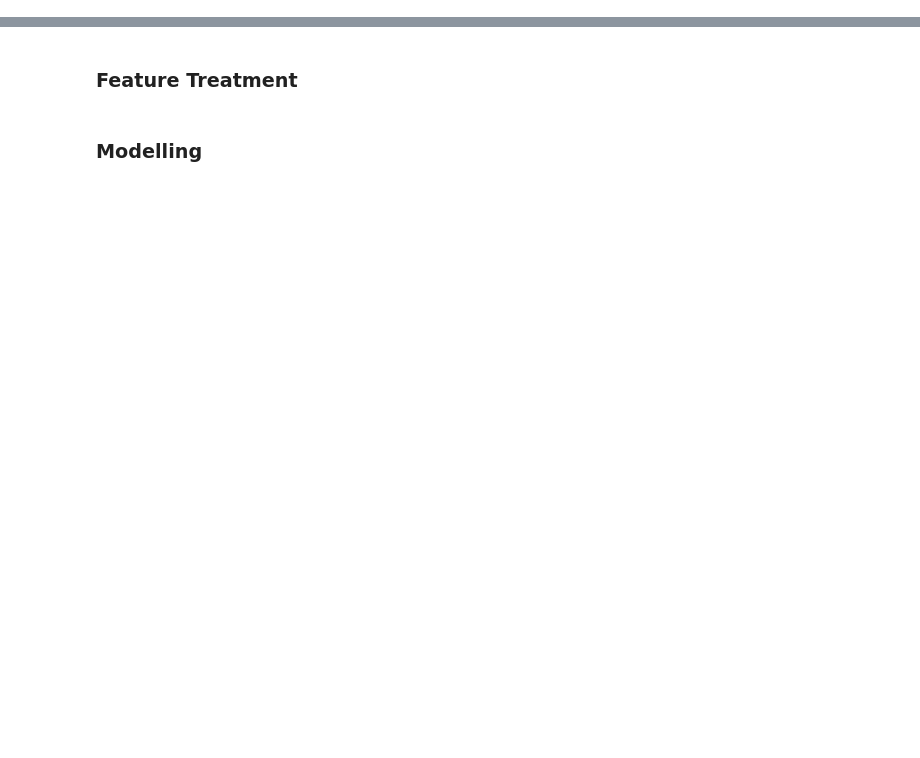
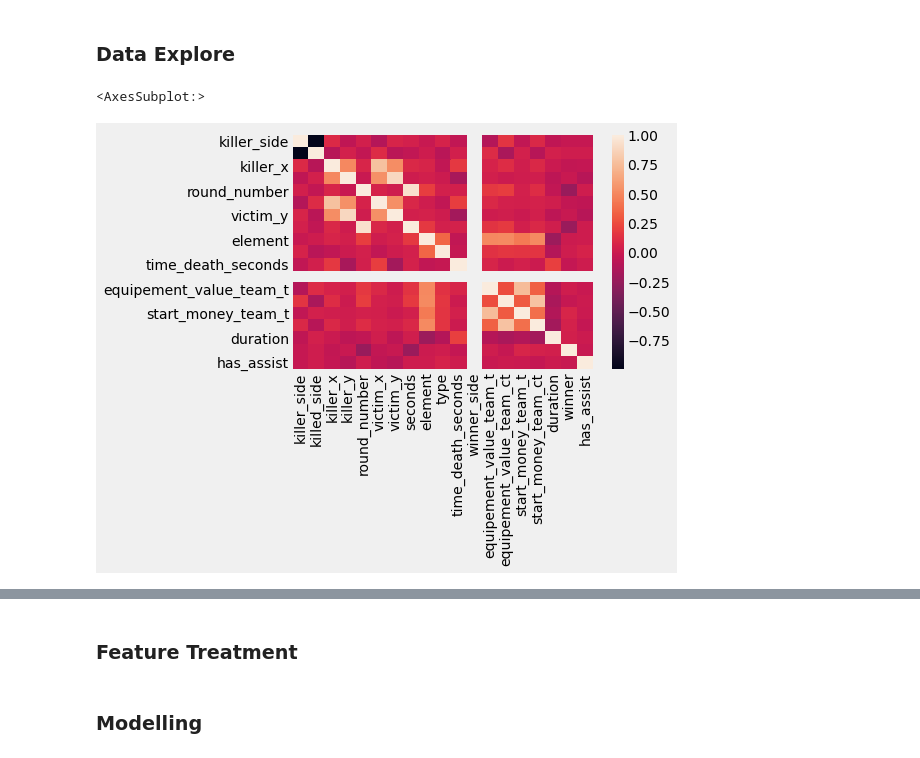
Before and after one commit to JohnGarrido/csgo_advanced_analytics, a Jupyter notebook: rounds_analysis.ipynb, the cells around one changed output, grey strips where cells are left out. Saved outputs shown, nothing was run; the diff lists cells and outputs as text; code cells hidden in the pictures; blank space fills up the shorter version.

```diff
--- a/rounds_analysis.ipynb
+++ b/rounds_analysis.ipynb
@@ -1,9 +1,18 @@
 # %%
 import os
+
 import pandas as pd
 import pyarrow.parquet as pq
+
 import numpy as np
+
 import matplotlib.pyplot as plt
+import seaborn as sns
+import networkx as nx
+
+plt.style.use('fivethirtyeight')
+plt_kwargs = {'figsize': (10, 4)}
+#palette = sns.color_palette(['#088da5'])
 # %%
 roundsPath = "data/matches/silver/rounds"
 killsPath = "data/matches/silver/kills"
@@ -98,14 +108,13 @@ df['killed_team'] = df['team_t_name'].apply(lambda x: x if "FURIA" not in x else
     .apply(lambda y: y if "Evil" not in y else "EG") \
     .apply(lambda z: z if z not in ["mibr-","made in brazil"] else "MIBR").str.strip()
 
-df['winner_name'] = df['team_t_name'].apply(lambda x: x if "FURIA" not in x else "FURIA") \
-    .apply(lambda y: y if "Evil" not in y else "EG") \
-    .apply(lambda z: z if z not in ["mibr-","made in brazil"] else "MIBR").str.strip()
-
 # Creating binary target for rounds that FURIA has won
 
-df['winner'] = df['winner_name'].apply(lambda x:
-                                           1 if x=="FURIA" else 0)
+df['winner'] = pd.Series(np.where(df.winner_side == 'CT', df.team_ct_name, df.team_t_name)).apply(lambda x: x if "FURIA" not in x else "FURIA") \
+    .apply(lambda y: y if "Evil" not in y else "EG") \
+    .apply(lambda z: z if z not in ["mibr-","made in brazil"] else "MIBR").str.strip() \
+    .apply(lambda k: 1 if k == 'FURIA' else 0)
+
 # Defining binary target for sides
 
 df['killer_side'] = df['killer_side'].apply(lambda x: 1 if x=="CT" else 0)
@@ -146,3 +155,10 @@ df.reset_index(drop=True, inplace=True)
 
 X = df.copy().drop(columns=['winner','map_name','winner_name','winner_side','end_reason'])
 y = df.copy()['winner']
+# %% [markdown]
+### Data Explore
+# %%
+sns.heatmap(df.corr())
+# %% [output]
+<AxesSubplot:>
+[figure, added]
```
Also changed, not shown: parts of 14 cells of this notebook, 21 other files.
